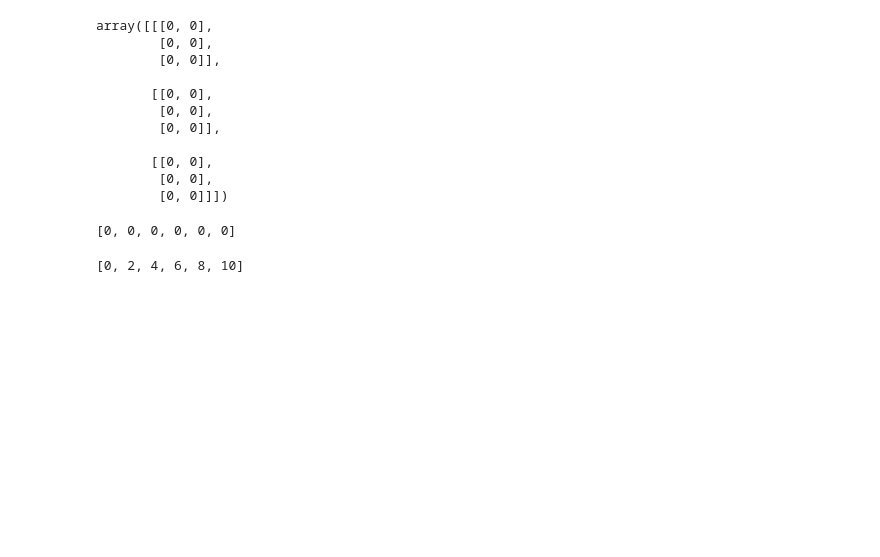
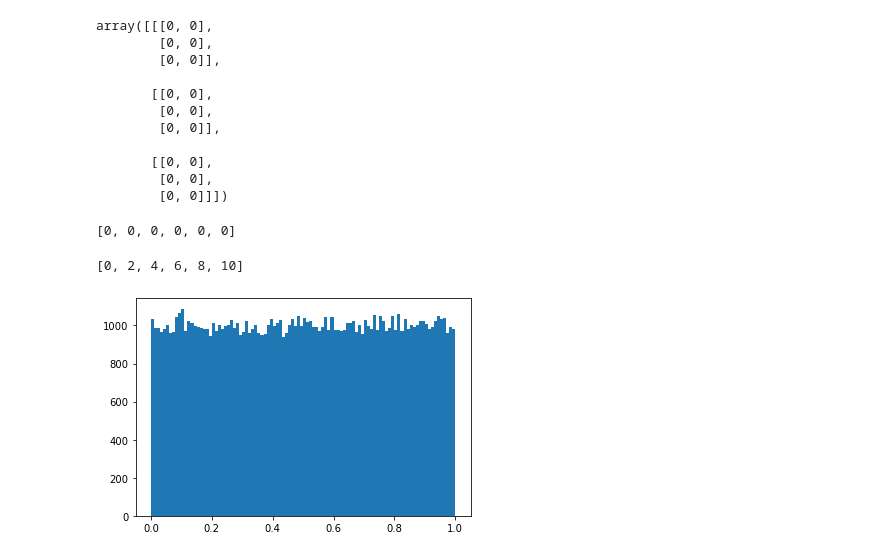
Before and after one commit to datacuriosity/MCI_Python_28S_Level_1, a Jupyter notebook: Lectures/lecture_04_numpy.ipynb, the cells around one changed output. Cells and saved outputs as stored; diff of their text form; code cells hidden in the pictures; blank space fills up the shorter version.

```diff
--- a/Lectures/lecture_04_numpy.ipynb
+++ b/Lectures/lecture_04_numpy.ipynb
@@ -144,2 +146,4 @@ new_li
 # %%
-np.linalg.
+plt.hist(np.random.rand(100000), bins=100);
+# %% [output]
+[figure, added]
```
Also changed, not shown: parts of 56 cells of this notebook.
